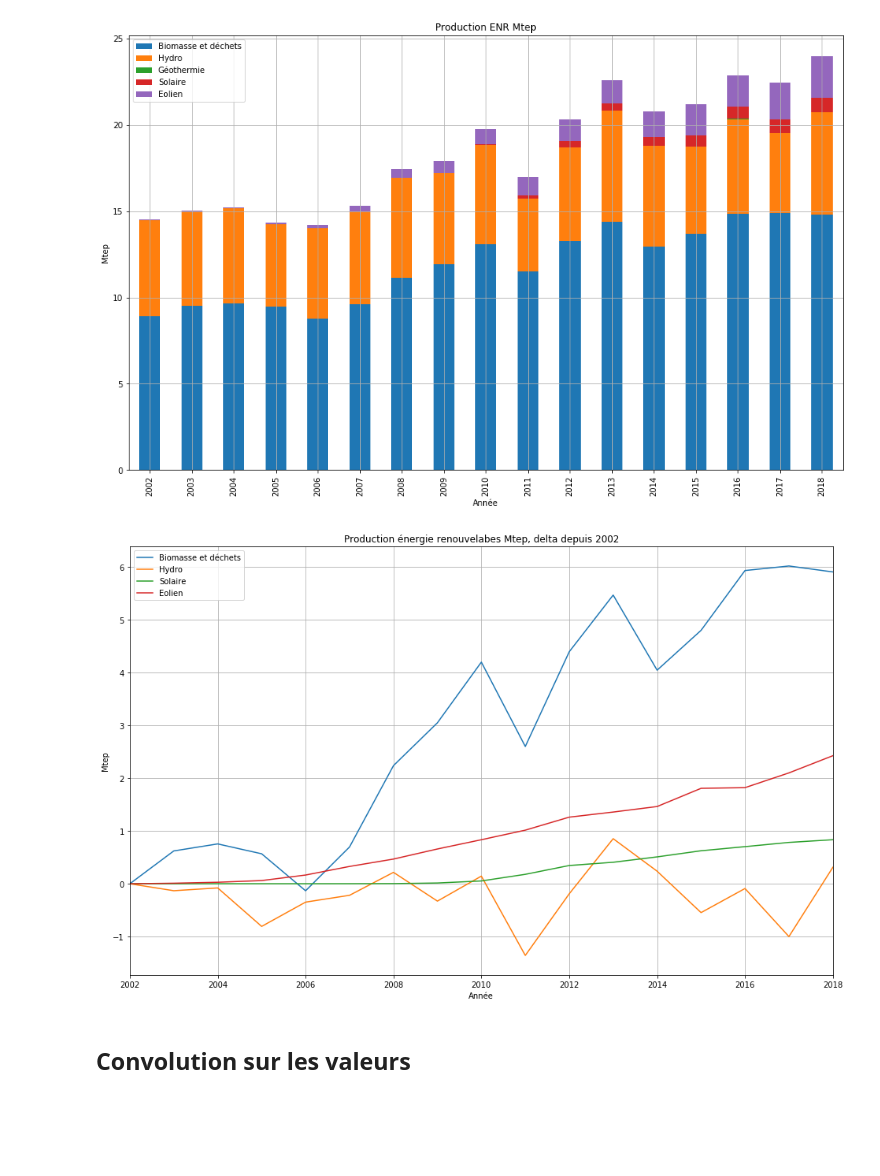
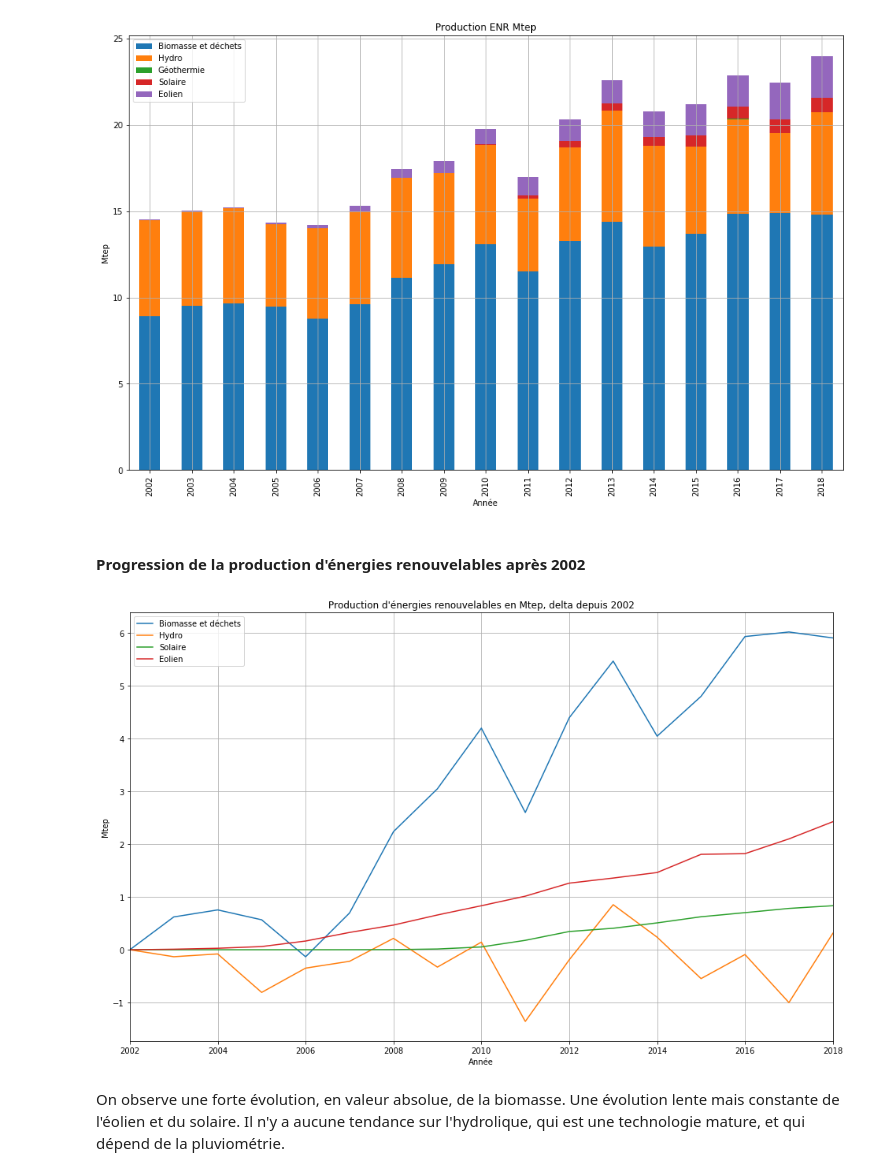
Before and after one commit to ms2020bgd/Thomas_Mensch, a Jupyter notebook: INFMDI721/hackathon/hackathon_Energie.ipynb, the cells around one changed output. Saved outputs shown, nothing was run; the diff lists cells and outputs as text; code cells hidden in the pictures; blank space fills up the shorter version.

```diff
--- a/INFMDI721/hackathon/hackathon_Energie.ipynb
+++ b/INFMDI721/hackathon/hackathon_Energie.ipynb
@@ -392,5 +369,7 @@ plt.show()
 # %% [output]
 [figure]
+# %% [markdown]
+#### Progression de la production d'énergies renouvelables après 2002
 # %%
 dfSelectionProd = dfProdConso[['Biomasse et déchets', 'Hydro', 'Solaire', 'Eolien']]
 
@@ -406,13 +383,13 @@ dfProdIndice2002.set_index('Année', inplace=True)
 # %%
 fig, ax = plt.subplots(1, figsize=(16, 10))
 
 dfProdIndice2002.plot(ax=ax)
 
 ax.set_xlabel('Année')
 ax.set_ylabel('Mtep')
-ax.set_title("Production énergie renouvelabes Mtep, delta depuis %d" % anneeRef)
+ax.set_title("Production d'énergies renouvelables en Mtep, delta depuis %d" % anneeRef)
 ax.grid()
 # %% [output]
-[figure, old version]
+[figure, new version]
-# %% [markdown]
-## Convolution sur les valeurs
+# %% [markdown]
+On observe une forte évolution, en valeur absolue, de la biomasse. Une évolution lente mais constante de l'éolien et du solaire. Il n'y a aucune tendance sur l'hydrolique, qui est une technologie mature, et qui dépend de la pluviométrie.
```
Also changed, not shown: parts of 19 cells of this notebook.
